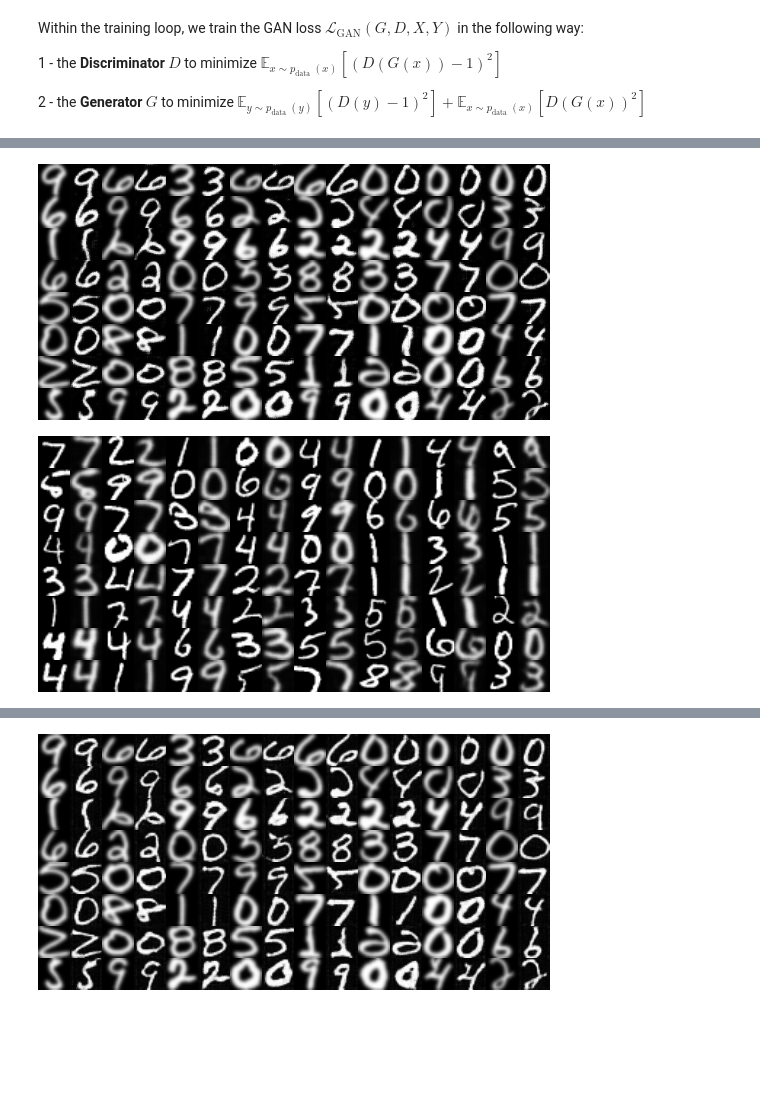
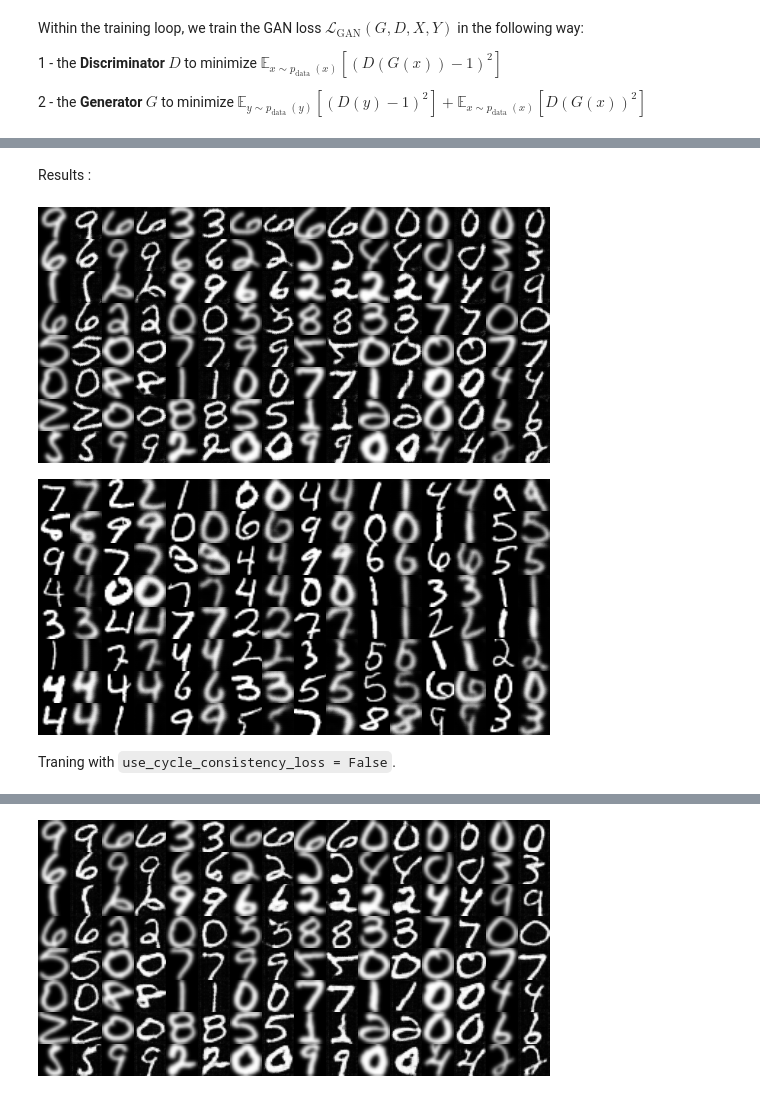
Before and after one commit to cerezamo/dl_ensae2020, a Jupyter notebook: USPS_MNIST_GOOD.ipynb, the cells around one changed output, grey strips where cells are left out. Saved outputs shown, nothing was run; the diff lists cells and outputs as text; code cells hidden in the pictures; blank space fills up the shorter version.

```diff
--- a/USPS_MNIST_GOOD.ipynb
+++ b/USPS_MNIST_GOOD.ipynb
@@ -718,13 +665,17 @@ Saved ./results/sample-005000-U-Mopt.png
+# %% [markdown]
+Results :
 # %%
 from PIL import Image
-image = Image.open('/content/sample-005000-U-M.png')
+image = Image.open(os.path.join(RESULTS_PATH, 'sample-002000-U-M.png'))
 image
 # %% [output]
-[figure, old version]
+[figure, new version]
 # %%
 from PIL import Image
-image = Image.open('/content/sample-005000-M-U.png')
+image = Image.open(os.path.join(RESULTS_PATH, 'sample-002000-M-U.png'))
 image
 # %% [output]
-[figure, old version]
+[figure, new version]
+# %% [markdown]
+Traning with `use_cycle_consistency_loss = False`.
 # %%
```
Also changed, not shown: parts of 16 cells of this notebook.
